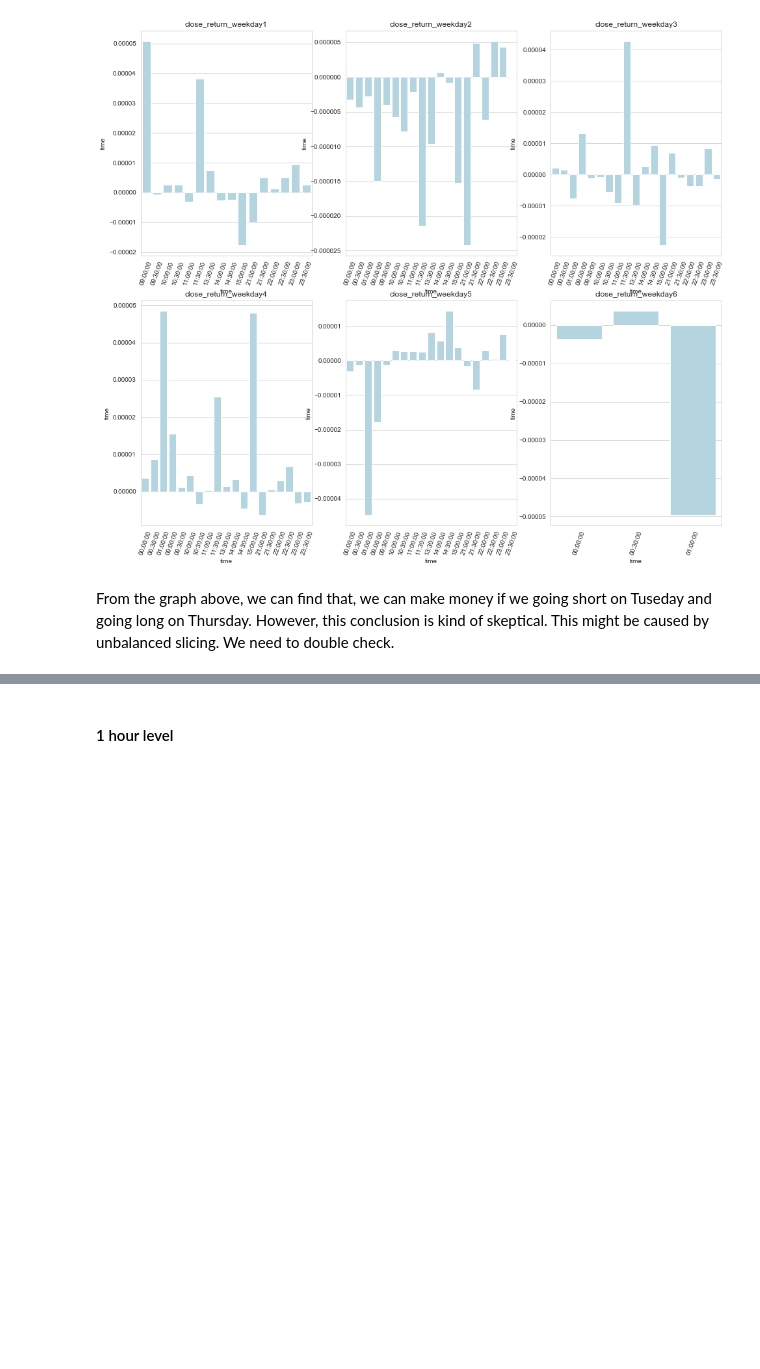
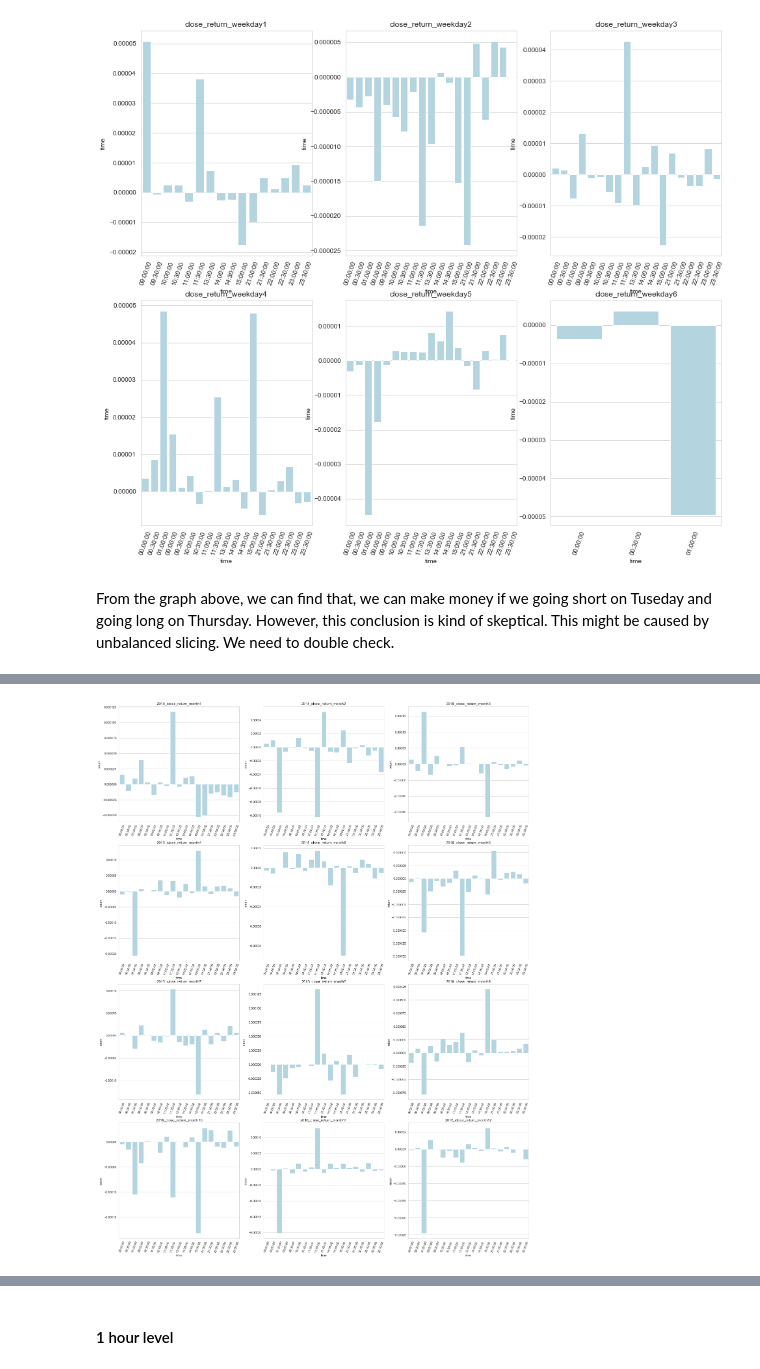
Before and after one commit to TJmask/Cu-Copper---EDA-Chinese-future-Market-, a Jupyter notebook: notebooks/cu9999_EDA_TS.ipynb, the cells around one changed output, grey strips where cells are left out. Saved outputs shown, nothing was run; the diff lists cells and outputs as text; code cells hidden in the pictures; blank space fills up the shorter version.

```diff
--- a/notebooks/cu9999_EDA_TS.ipynb
+++ b/notebooks/cu9999_EDA_TS.ipynb
@@ -1286,0 +1311,5 @@ From the graph above, we can find that, we can make money if we going short on T
+# %%
+### find if there are parttern vary from time(year+month)
+# add columns of year+month
+cu_30m['year_month'] = cu_30m.index.map(lambda x: 1000*x.year + x.month)
+cu_30m.head()
@@ -1286,0 +1324,5 @@ From the graph above, we can find that, we can make money if we going short on T
+# %%
+## group by weekday
+year_month_30m = cu_30m.groupby(['time','year_month']).mean().dropna()
+year_month_30m =  year_month_30m.reset_index(['time'])
+len(year_month_30m)
@@ -1286,0 +1331,5 @@ From the graph above, we can find that, we can make money if we going short on T
+# %%
+## add month to year_month_30m
+year_month_30m['month'] = year_month_30m.index.map(lambda x: x%1000)
+year_month_30m['year'] = year_month_30m.index.map(lambda x: x//1000)
+year_month_30m.head()
@@ -1286,0 +1352,4 @@ From the graph above, we can find that, we can make money if we going short on T
+# %%
+temp = year_month_30m[year_month_30m['year']==2018].groupby(['time','month', 'year']).mean()
+temp = temp.reset_index(['year', 'month'])
+temp.head()
@@ -1286,0 +1364,18 @@ From the graph above, we can find that, we can make money if we going short on T
+# %%
+## plotting for bucket and weekdays
+fig, axes = plt.subplots(4,3, figsize=(24,32), squeeze = False)
+# i = weekly_30m.loc[(slice(None),2),:]
+for i in range(12):
+    temp = year_month_30m[year_month_30m['year']==2018].groupby(['time','month', 'year']).mean()
+    temp = temp.reset_index(['month', 'year'])
+    temp = temp[temp['month']==i+1]
+    x = temp.index
+    y = temp['close_return']
+    ax = axes[i//3, i%3]
+    sns.barplot(x=x,y=y, ax=ax,color = 'lightblue')
+    sns.set_style("whitegrid")
+    ax.set_title('2018_close_return_month'+str(i+1))
+    ax.set_ylabel("return",)
+    ax.set_xticklabels(x, rotation=70)
+# %% [output]
+[figure, added]
```
Also changed, not shown: parts of 32 cells of this notebook.
